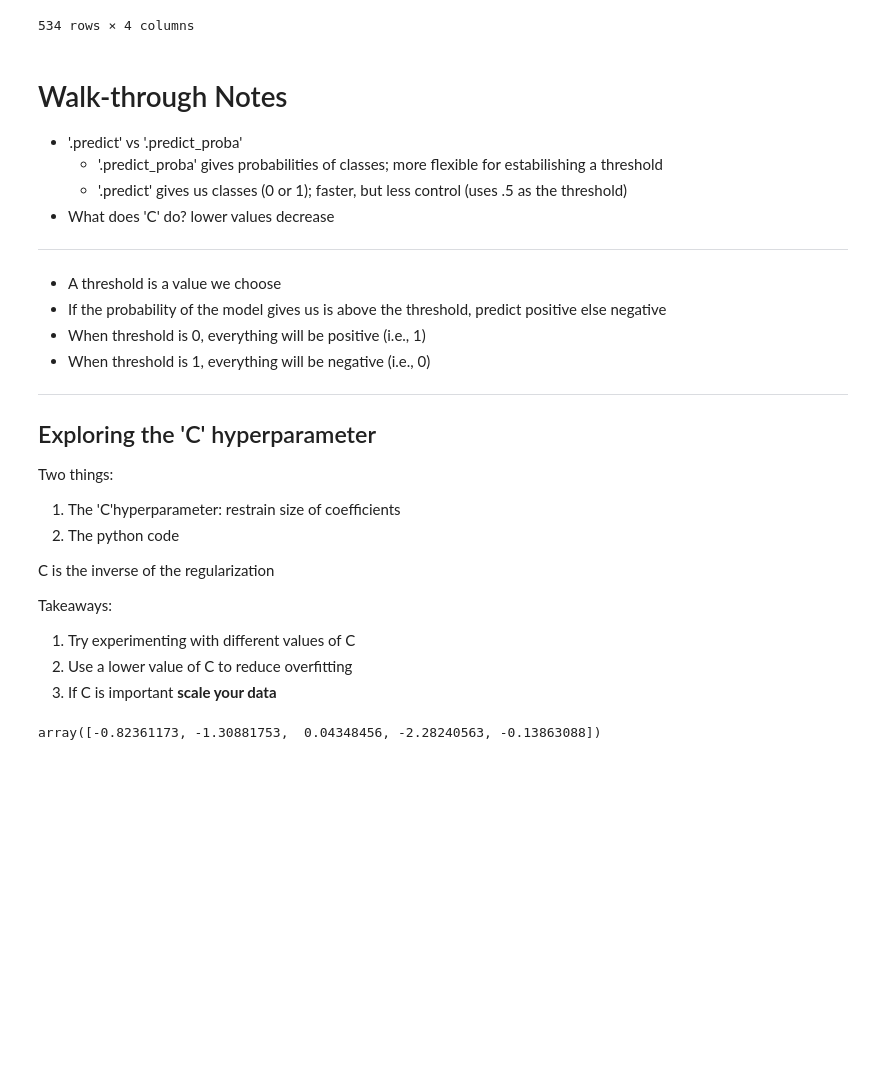
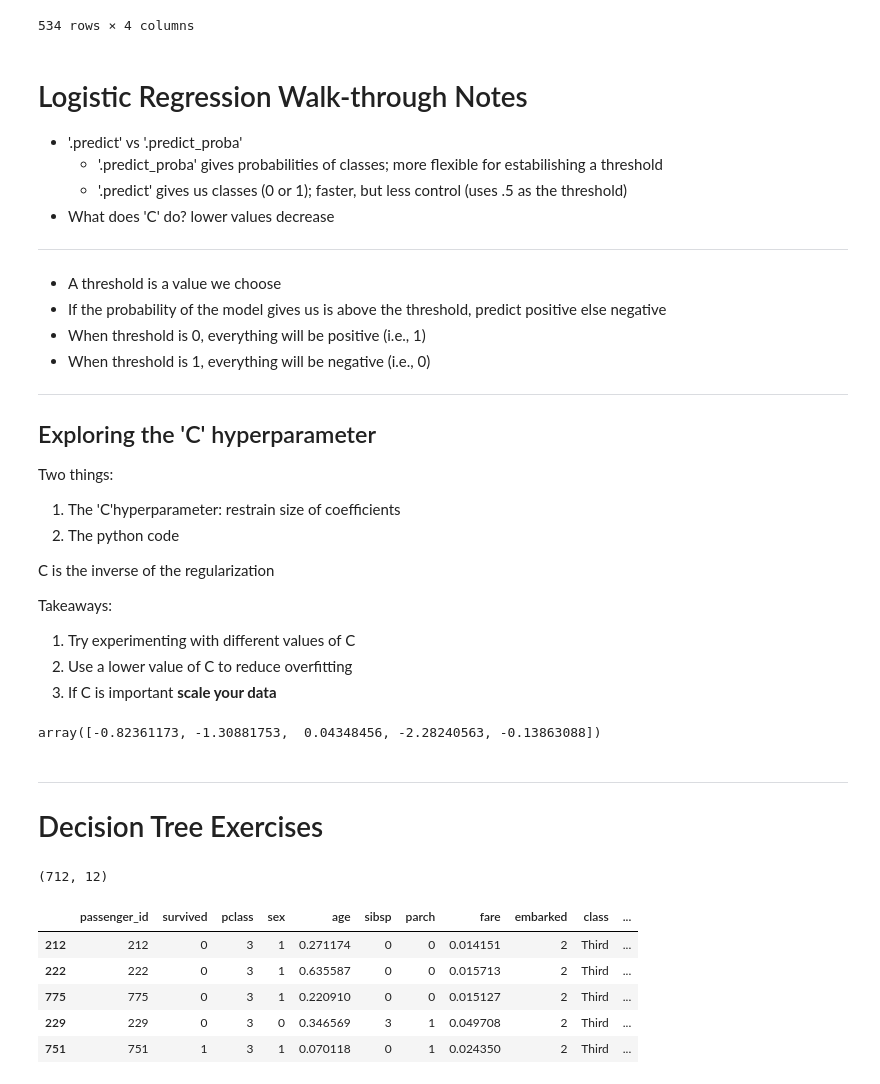
Before and after one commit to aleclhartman/ds-methodologies-exercises, a Jupyter notebook: classification/model.ipynb, the cells around one changed output. Cells and saved outputs as stored; diff of their text form; code cells hidden in the pictures; blank space fills up the shorter version.

Commit message:
committing work before decision tree walk-through

```diff
--- a/classification/model.ipynb
+++ b/classification/model.ipynb
@@ -546,7 +553,7 @@ evaluation
 | 549 | 1 | 0.569332 | 0.316373 | 0.301976 |
 534 rows × 4 columns
 # %% [markdown]
-# Walk-through Notes
+# Logistic Regression Walk-through Notes
 
 - '.predict' vs '.predict_proba'
     - '.predict_proba' gives probabilities of classes; more flexible for estabilishing a threshold
@@ -575,3 +582,26 @@ Takeaways:
 logit.coef_[0]
 # %% [output]
 array([-0.82361173, -1.30881753,  0.04348456, -2.28240563, -0.13863088])
+# %% [markdown]
+---
+# Decision Tree Exercises
+# %%
+df = ac.get_titanic_data()
+encoder, scaler, train, test = pr.prep_titanic(df)
+
+# encode sex
+encoder = LabelEncoder()
+encoder.fit(train[["sex"]])
+train.sex = encoder.transform(train[["sex"]])
+test.sex = encoder.transform(test[["sex"]])
+
+print(train.shape)
+train.head()
+# %% [output]
+(712, 12)
+|  | passenger_id | survived | pclass | sex | age | sibsp | parch | fare | embarked | class | ... |
+| 212 | 212 | 0 | 3 | 1 | 0.271174 | 0 | 0 | 0.014151 | 2 | Third | ... |
+| 222 | 222 | 0 | 3 | 1 | 0.635587 | 0 | 0 | 0.015713 | 2 | Third | ... |
+| 775 | 775 | 0 | 3 | 1 | 0.220910 | 0 | 0 | 0.015127 | 2 | Third | ... |
+| 229 | 229 | 0 | 3 | 0 | 0.346569 | 3 | 1 | 0.049708 | 2 | Third | ... |
+| 751 | 751 | 1 | 3 | 1 | 0.070118 | 0 | 1 | 0.024350 | 2 | Third | ... |
```
Also changed, not shown: parts of 25 cells of this notebook.
